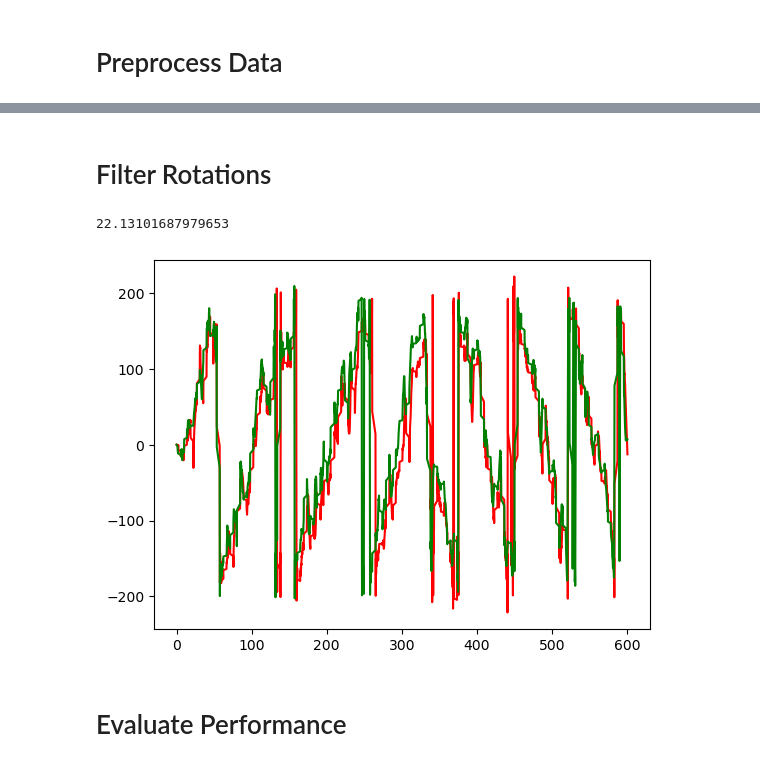
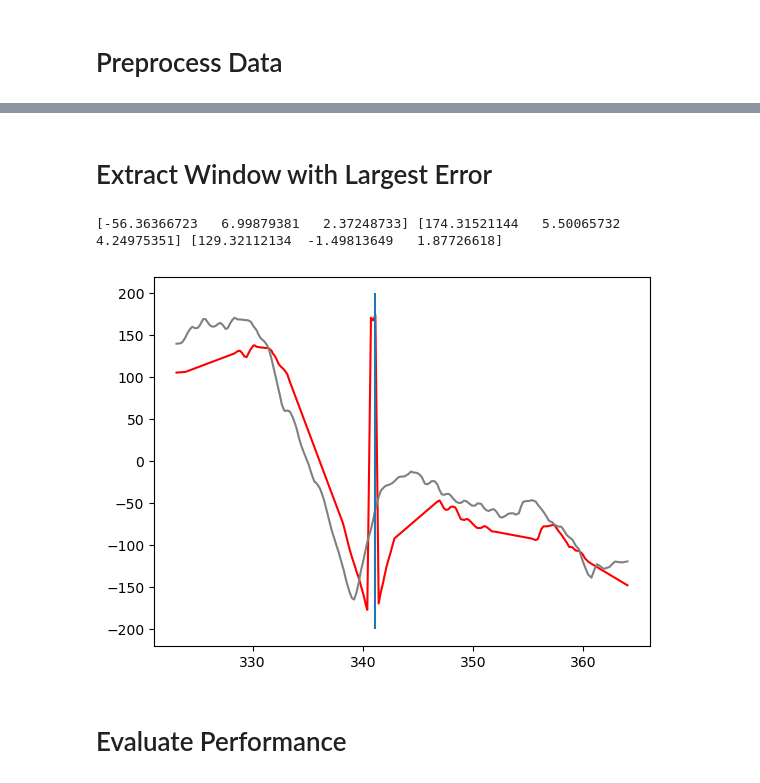
Before and after one commit to YusufHosny/Helixon, a Jupyter notebook: algo-tests/eval_rotations.ipynb, the cells around one changed output, grey strips where cells are left out. Drawn from its saved outputs; the diff is of its cells as text; code cells hidden in the pictures.

```diff
--- a/algo-tests/eval_rotations.ipynb
+++ b/algo-tests/eval_rotations.ipynb
@@ -91,26 +67,21 @@ Standard Deviation along Z axis: 6.8602653393967366
-# %% [markdown]
-# Filter Rotations
-# %%
-from scipy.signal import sosfiltfilt, butter
-
-fs =  len(raw_timestamp) / (raw_timestamp[-1]*1e-6)
-print(fs)
-fn = 1 # Hz
-Wn = 2*fn/fs
-sos = butter(70, Wn, btype='low', output='sos')
-
-rots[:, X] = sosfiltfilt(sos, rots[:, X])
-rpy[:, X] = sosfiltfilt(sos, rpy[:, X])
-
-fig = plt.figure()
-ax = plt.axes()
-
-ax.plot(raw_timestamp*1e-6, rpy[:, X], color='red')
-ax.plot(raw_timestamp*1e-6, rots[:, X], color='green')
-plt.show()
-# %% [output]
-22.13101687979653
-[figure, removed]
+# %% [markdown]
+# Extract Window with Largest Error
+# %%
+ixmax = np.argmax(np.linalg.norm(angular_distance(rpy, rots), axis=1))
+print(rots[ixmax], rpy[ixmax], angular_distance(rpy[ixmax], rots[ixmax]))
+windowsize = 200
+window = (max(0, ixmax-windowsize//2), min(len(rpy)-1, ixmax+windowsize//2))
+
+# plot positions as functions of time
+fig = plt.figure()
+ax = plt.axes()
+ax.plot(gt_timestamp[window[0]:window[1]], rpy[window[0]:window[1], X], color='red')
+ax.plot(gt_timestamp[window[0]:window[1]], rots[window[0]:window[1], X], color='gray')
+ax.vlines(gt_timestamp[ixmax], -200, 200)
+plt.show()
+# %% [output]
+[-56.36366723   6.99879381   2.37248733] [174.31521144   5.50065732   4.24975351] [129.32112134  -1.49813649   1.87726618]
+[figure, added]
 # %% [markdown]
 # Evaluate Performance
 # %%
```
Also changed, not shown: parts of 6 cells of this notebook, 3 other files.
